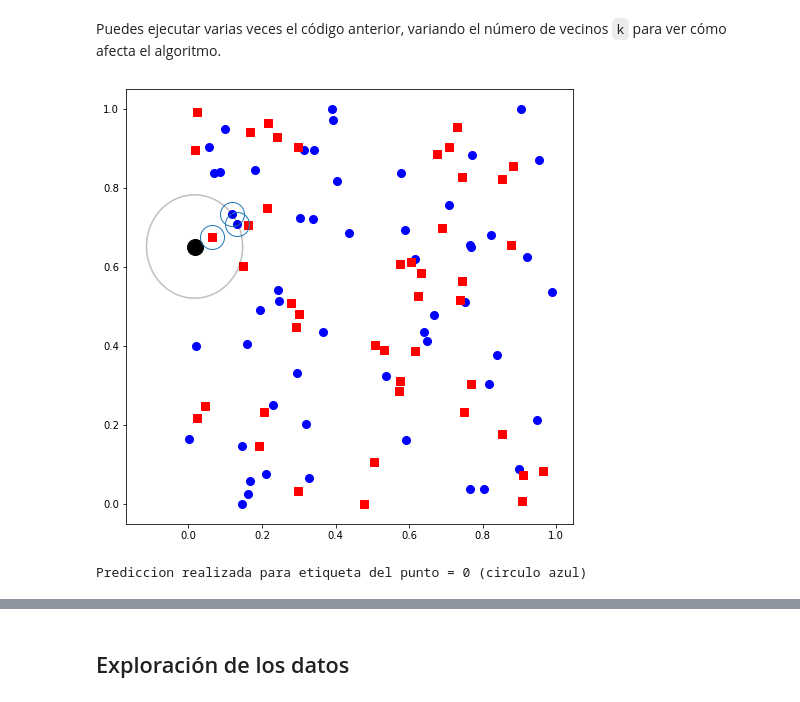
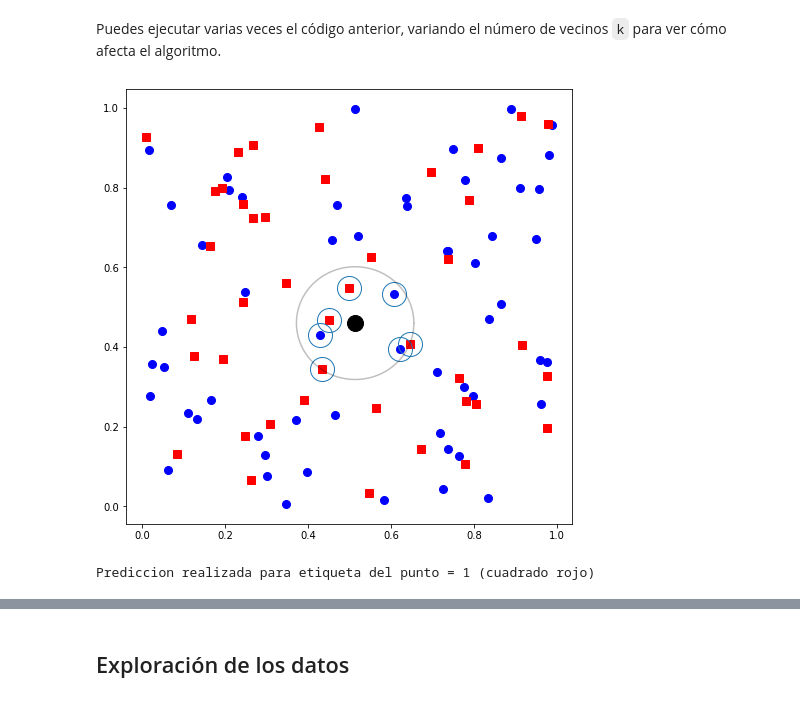
Before and after one commit to ike-mercado-huanaque/mat281_portfolio, a Jupyter notebook: m05_data_science/m05_project01/m05_project01.ipynb, the cells around one changed output, grey strips where cells are left out. Drawn from its saved outputs; the diff is of its cells as text; code cells hidden in the pictures.

```diff
--- a/m05_data_science/m05_project01/m05_project01.ipynb
+++ b/m05_data_science/m05_project01/m05_project01.ipynb
@@ -111,17 +111,17 @@ def plot_knn(X, Y, k, x):
 # %% [markdown]
 Puedes ejecutar varias veces el código anterior, variando el número de vecinos `k` para ver cómo afecta el algoritmo.
 # %%
-k = 3  # hyper-parameter
+k = 7  # hyper-parameter
 N = 100
 X = np.random.rand(N, 2) # random dataset
 Y = np.array(np.random.rand(N) < 0.4, dtype=int).reshape(N, 1) # random dataset
 x = np.random.rand(1, 2) # query point
 
 # performing the search
 plot_knn(X, Y, k, x)
 # %% [output]
-[figure, old version]
+[figure, new version]
-Prediccion realizada para etiqueta del punto = 0 (circulo azul)
+Prediccion realizada para etiqueta del punto = 1 (cuadrado rojo)
 # %% [markdown]
 <a id='data_exploration'></a>
 # %% [markdown]
```
Also changed, not shown: parts of 43 cells of this notebook.
